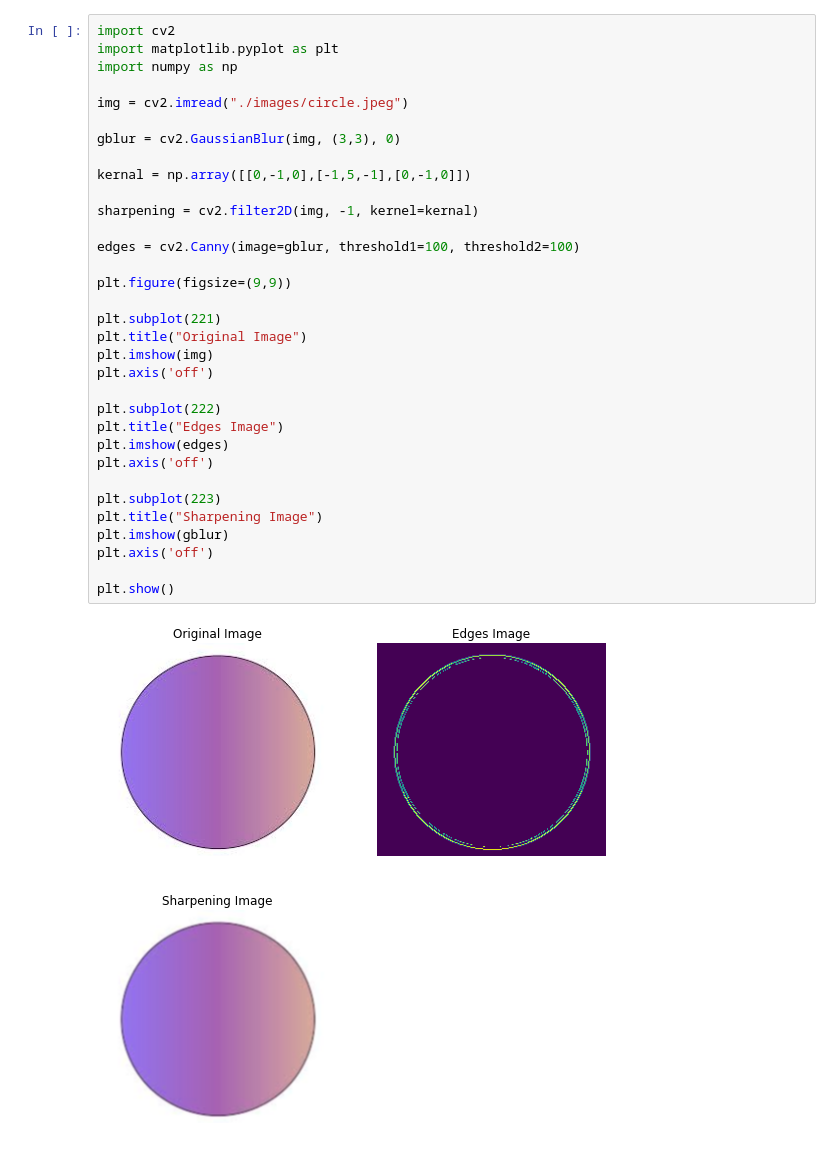
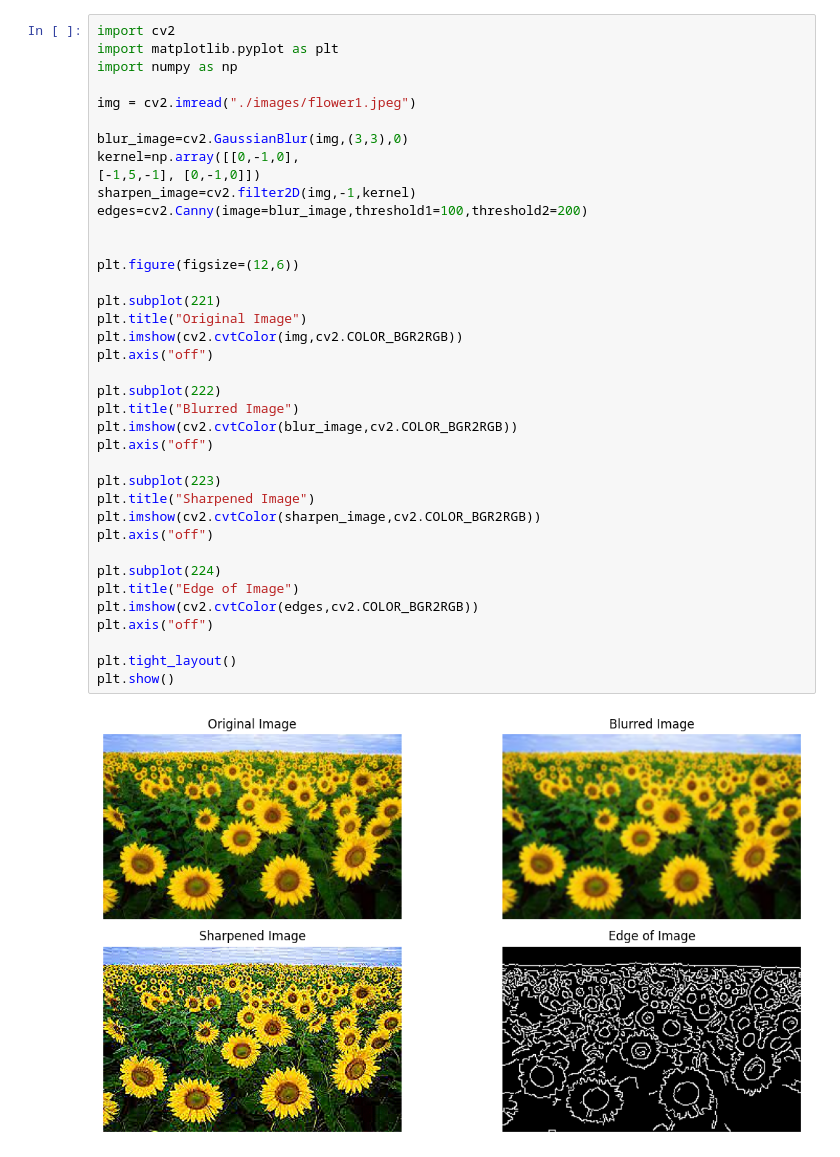
Before and after one commit to 4rjunc/CollegeLab, a Jupyter notebook: 7thSemLab/DIP/Q9.ipynb, the cells around one changed output. Cells and saved outputs as stored; diff of their text form.

```diff
--- a/7thSemLab/DIP/Q9.ipynb
+++ b/7thSemLab/DIP/Q9.ipynb
@@ -1,35 +1,40 @@
 # %%
 import cv2
 import matplotlib.pyplot as plt
 import numpy as np
 
-img = cv2.imread("./images/circle.jpeg")
+img = cv2.imread("./images/flower1.jpeg")
 
-gblur = cv2.GaussianBlur(img, (3,3), 0)
+blur_image=cv2.GaussianBlur(img,(3,3),0)
+kernel=np.array([[0,-1,0],
+[-1,5,-1], [0,-1,0]])
+sharpen_image=cv2.filter2D(img,-1,kernel)
+edges=cv2.Canny(image=blur_image,threshold1=100,threshold2=200)
 
-kernal = np.array([[0,-1,0],[-1,5,-1],[0,-1,0]])
 
-sharpening = cv2.filter2D(img, -1, kernel=kernal)
-
-edges = cv2.Canny(image=gblur, threshold1=100, threshold2=100)
-
-plt.figure(figsize=(9,9))
+plt.figure(figsize=(12,6))
 
 plt.subplot(221)
 plt.title("Original Image")
-plt.imshow(img)
-plt.axis('off')
+plt.imshow(cv2.cvtColor(img,cv2.COLOR_BGR2RGB))
+plt.axis("off")
 
 plt.subplot(222)
-plt.title("Edges Image")
-plt.imshow(edges)
-plt.axis('off')
+plt.title("Blurred Image")
+plt.imshow(cv2.cvtColor(blur_image,cv2.COLOR_BGR2RGB))
+plt.axis("off")
 
 plt.subplot(223)
-plt.title("Sharpening Image")
-plt.imshow(gblur)
-plt.axis('off')
+plt.title("Sharpened Image")
+plt.imshow(cv2.cvtColor(sharpen_image,cv2.COLOR_BGR2RGB))
+plt.axis("off")
 
+plt.subplot(224)
+plt.title("Edge of Image")
+plt.imshow(cv2.cvtColor(edges,cv2.COLOR_BGR2RGB))
+plt.axis("off")
+
+plt.tight_layout()
 plt.show()
 # %% [output]
-[figure, old version]
+[figure, new version]
```
Also changed, not shown: 10 other files.
